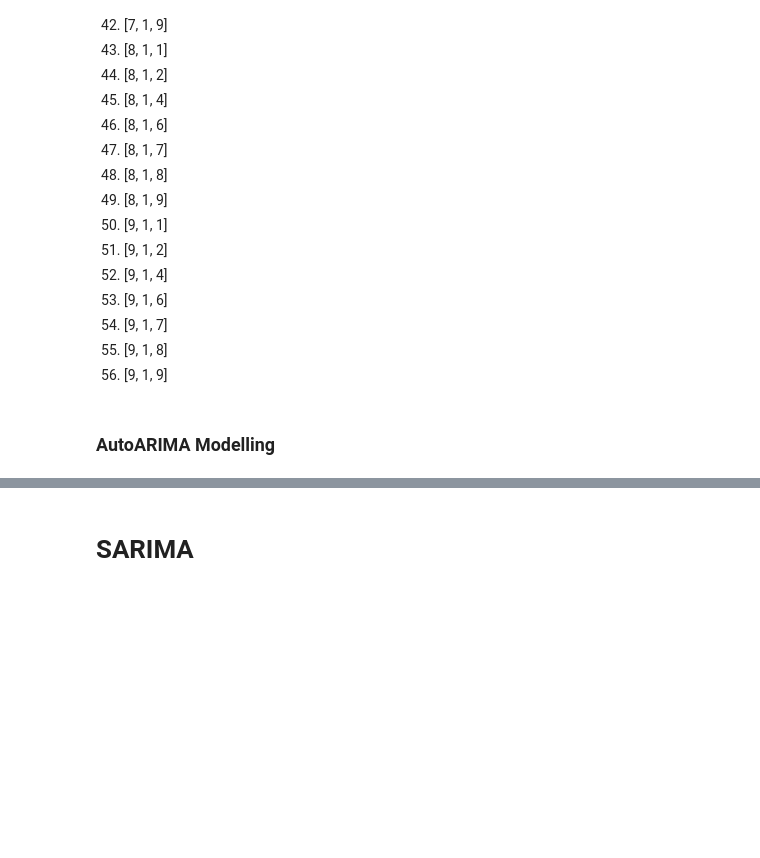
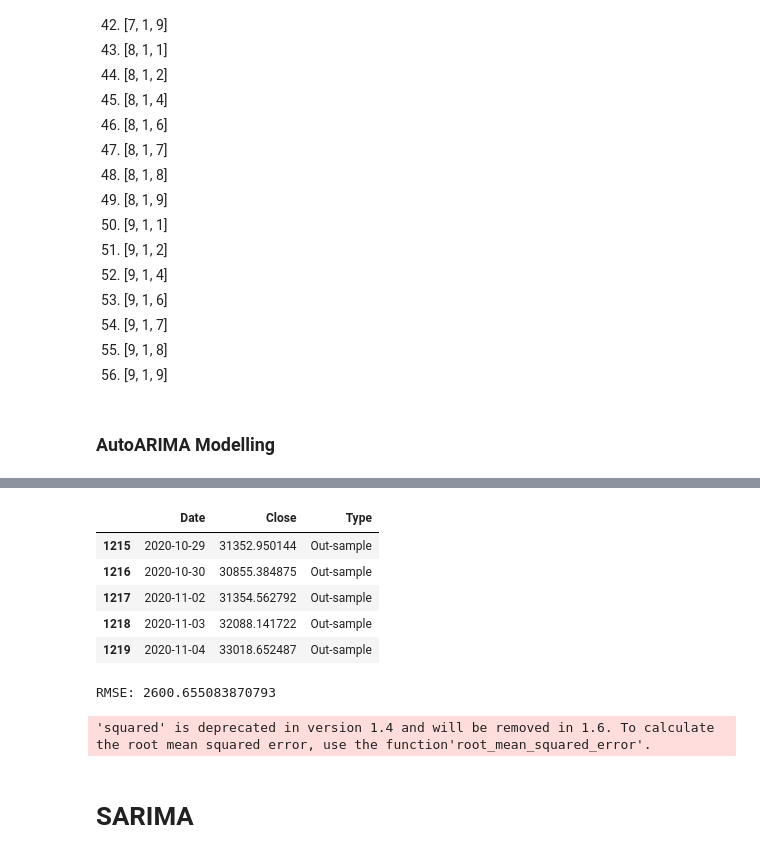
Before and after one commit to ailham4321/Time-Series-Analysis-S-P, a Jupyter notebook: Tugas ADS.ipynb, the cells around one changed output, grey strips where cells are left out. Drawn from its saved outputs; the diff is of its cells as text; code cells hidden in the pictures; blank space fills up the shorter version.

```diff
--- a/Tugas ADS.ipynb
+++ b/Tugas ADS.ipynb
@@ -514,3 +575,26 @@ Warnings:
+# %%
+df_outsample.tail()
+# %% [output]
+|  | Date | Close | Type |
+| 1215 | 2020-10-29 | 31352.950144 | Out-sample |
+| 1216 | 2020-10-30 | 30855.384875 | Out-sample |
+| 1217 | 2020-11-02 | 31354.562792 | Out-sample |
+| 1218 | 2020-11-03 | 32088.141722 | Out-sample |
+| 1219 | 2020-11-04 | 33018.652487 | Out-sample |
+# %%
+forecast_index = pd.date_range(start=df_insample['Date'].iloc[-1], periods=forecast_steps+1, freq='D')[1:]
+df_forecast = pd.DataFrame({'Date': forecast_index, 'Forecast': forecast})
+
+df_compare = pd.merge(df_outsample.head(forecast_steps), df_forecast, on='Date')
+
+rmse = mean_squared_error(df_compare['Close'], df_compare['Forecast'], squared=False)
+print(f"RMSE: {rmse}")
+
+fig = px.line(df_compare, x='Date', y=['Close', 'Forecast'], title="Actual vs Forecasted Close Price")
+fig.show()
+# %% [output]
+RMSE: 2600.655083870793
+'squared' is deprecated in version 1.4 and will be removed in 1.6. To calculate the root mean squared error, use the function'root_mean_squared_error'.
 # %% [markdown]
 # SARIMA
 # %% [markdown]
```
Also changed, not shown: parts of 10 cells of this notebook.
